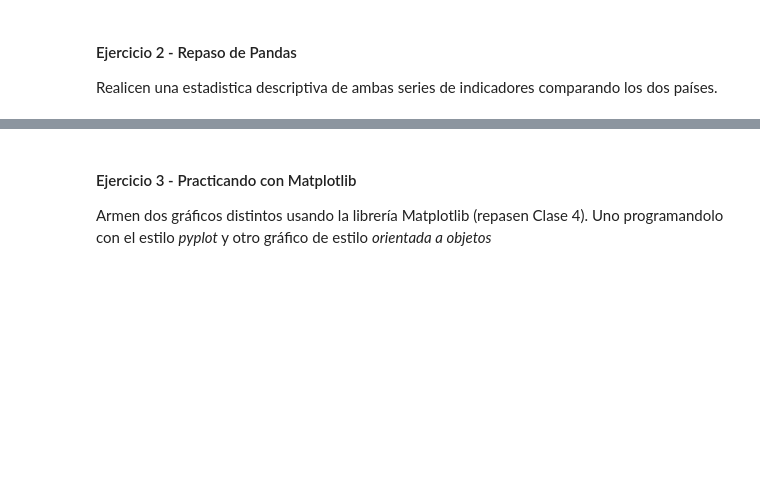
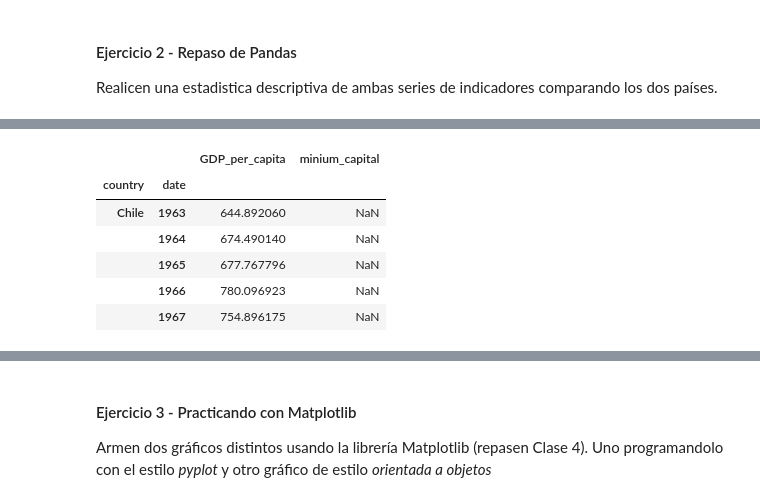
Before and after one commit to RoccoGabrielPimenta/BigDataUBA-Grupo22, a Jupyter notebook: TP1_Grupo_22.ipynb, the cells around one changed output, grey strips where cells are left out. Cells and saved outputs as stored; diff of their text form; code cells hidden in the pictures; blank space fills up the shorter version.

```diff
--- a/TP1_Grupo_22.ipynb
+++ b/TP1_Grupo_22.ipynb
@@ -117,0 +134,10 @@ Realicen una estadistica descriptiva de ambas series de indicadores comparando l
+# %%
+df[67:72] #periodo 63-67 en Chile
+# %% [output]
+|  |  | GDP_per_capita | minium_capital |
+| country | date |  |  |
+| Chile | 1963 | 644.892060 | NaN |
+|  | 1964 | 674.490140 | NaN |
+|  | 1965 | 677.767796 | NaN |
+|  | 1966 | 780.096923 | NaN |
+|  | 1967 | 754.896175 | NaN |
```
Also changed, not shown: parts of 7 cells of this notebook.
